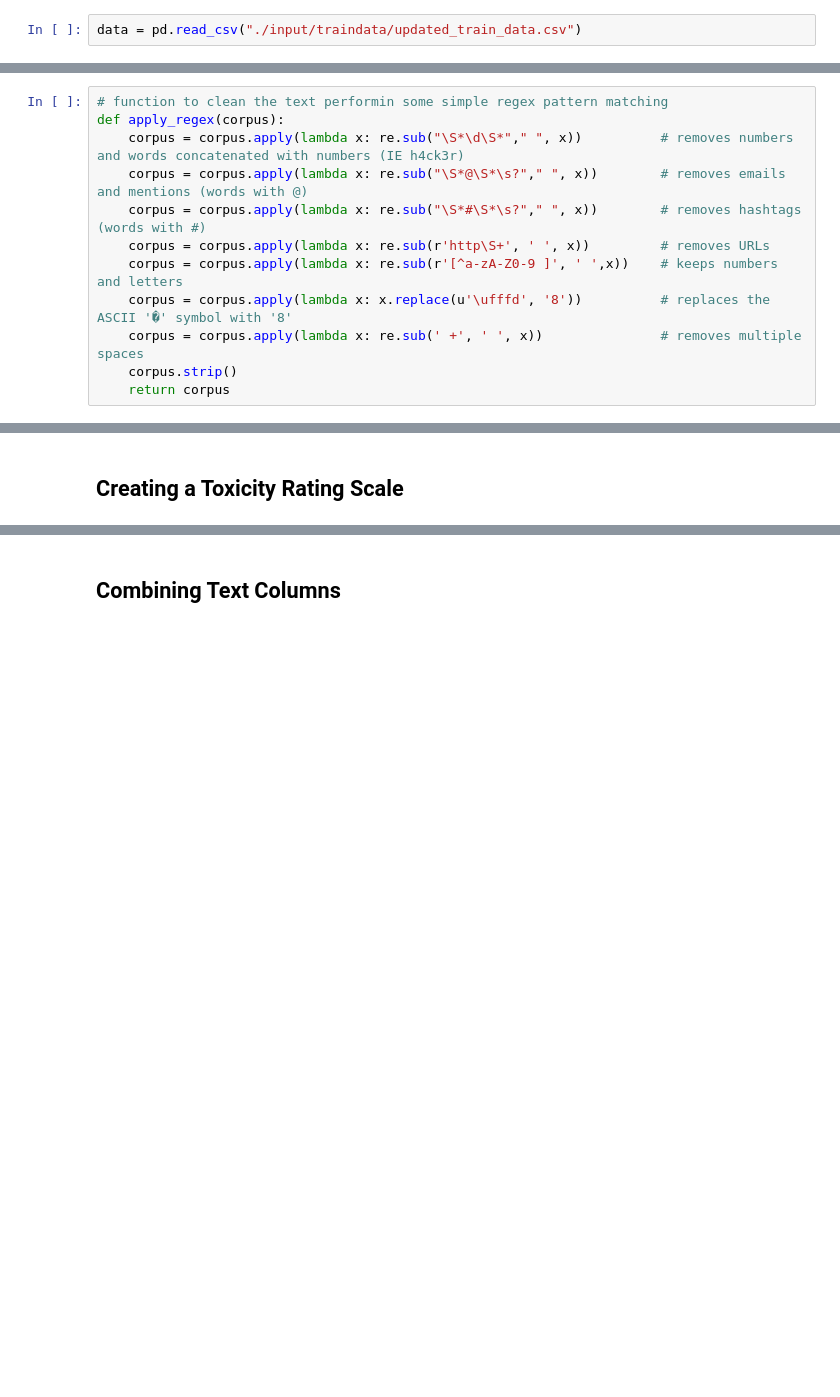
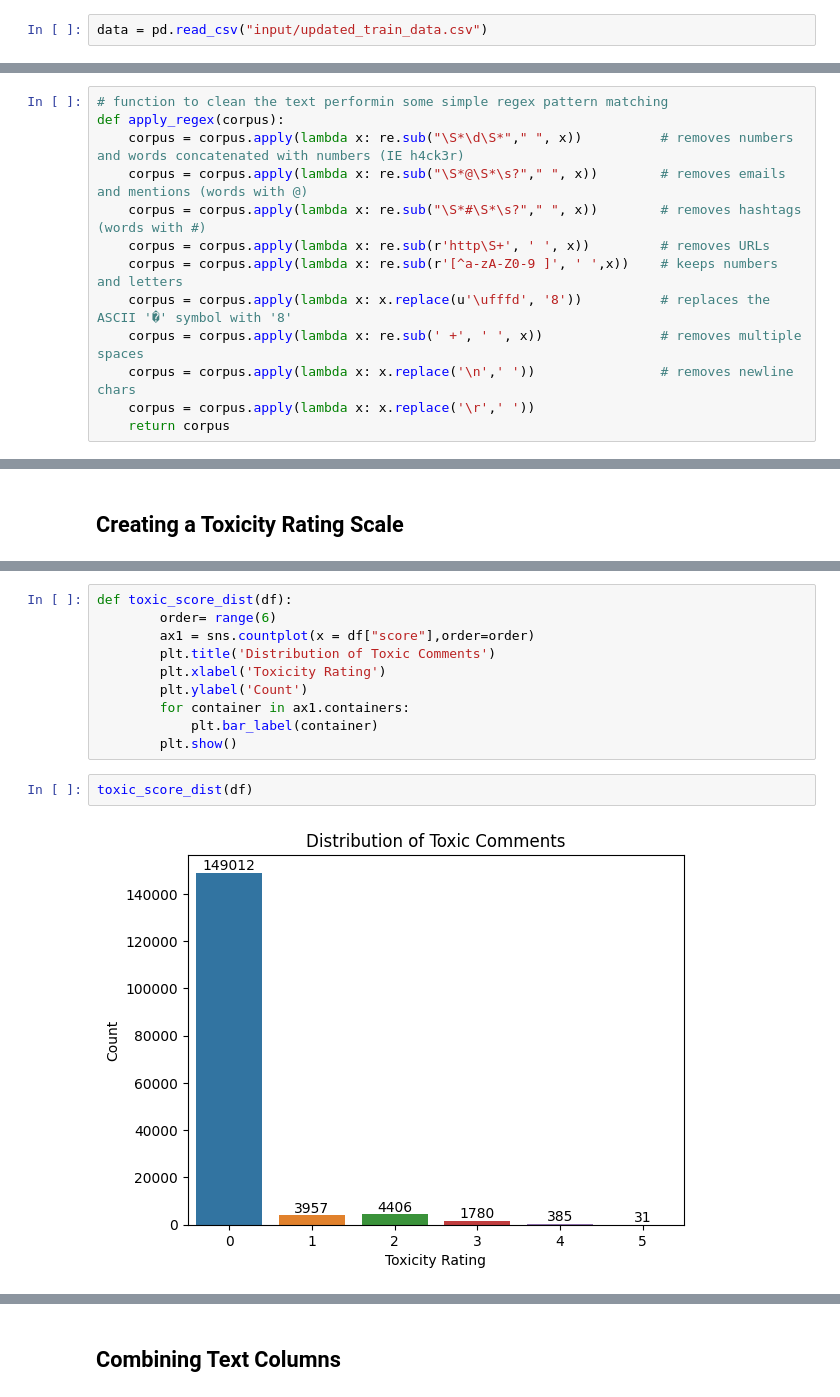
Before and after one commit to Jester-Head/literate-umbrella, a Jupyter notebook: making_model.ipynb, the cells around one changed output, grey strips where cells are left out. Saved outputs shown, nothing was run; the diff lists cells and outputs as text; blank space fills up the shorter version.

```diff
--- a/making_model.ipynb
+++ b/making_model.ipynb
@@ -22,7 +27,7 @@ import imblearn
 # %% [markdown]
 # Loading Data and Cleaning
 # %%
-data = pd.read_csv("./input/traindata/updated_train_data.csv")
+data = pd.read_csv("input/updated_train_data.csv")
 # %% [markdown]
 ## Function to clean the text.
 # %%
@@ -35,7 +40,8 @@ def apply_regex(corpus):
     corpus = corpus.apply(lambda x: re.sub(r'[^a-zA-Z0-9 ]', ' ',x))    # keeps numbers and letters
     corpus = corpus.apply(lambda x: x.replace(u'\ufffd', '8'))          # replaces the ASCII '�' symbol with '8'
     corpus = corpus.apply(lambda x: re.sub(' +', ' ', x))               # removes multiple spaces
-    corpus.strip()
+    corpus = corpus.apply(lambda x: x.replace('\n',' '))                # removes newline chars
+    corpus = corpus.apply(lambda x: x.replace('\r',' '))
     return corpus
 # %%
 # apply the function and clean the data
@@ -88,0 +124,14 @@ df.head()
+# %%
+def toxic_score_dist(df):
+        order= range(6)
+        ax1 = sns.countplot(x = df["score"],order=order)
+        plt.title('Distribution of Toxic Comments')
+        plt.xlabel('Toxicity Rating')
+        plt.ylabel('Count')
+        for container in ax1.containers:
+            plt.bar_label(container)
+        plt.show()
+# %%
+toxic_score_dist(df)
+# %% [output]
+[figure, added]
```
Also changed, not shown: parts of 26 cells of this notebook, 3 other files.
